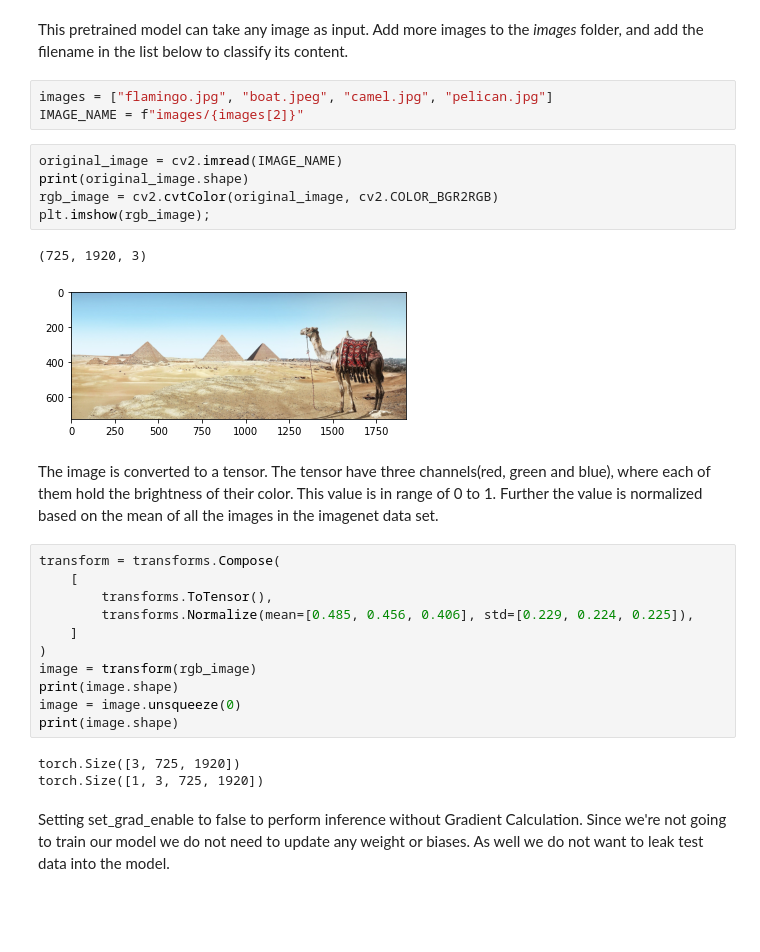
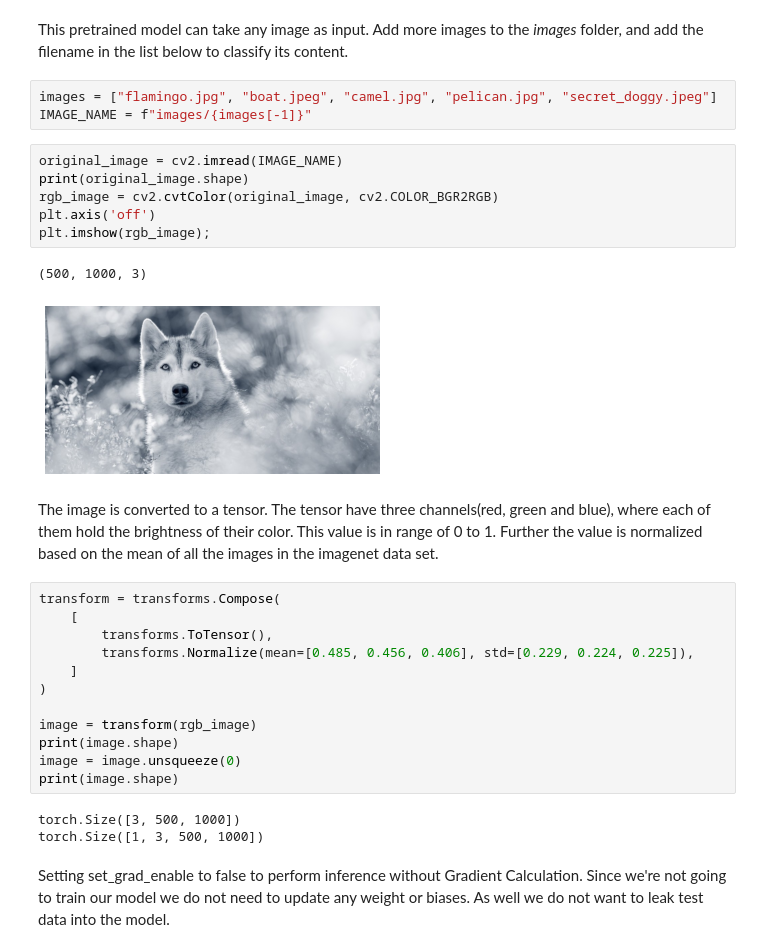
Before and after one commit to BRAIN-NTNU/computer-vision-course, a Jupyter notebook: image_classifier.ipynb, the cells around one changed output. Saved outputs shown, nothing was run; the diff lists cells and outputs as text; blank space fills up the shorter version.

```diff
--- a/image_classifier.ipynb
+++ b/image_classifier.ipynb
@@ -110,16 +110,17 @@ labels[:5]
 # %% [markdown]
 This pretrained model can take any image as input. Add more images to the *images* folder, and add the filename in the list below to classify its content.
 # %%
-images = ["flamingo.jpg", "boat.jpeg", "camel.jpg", "pelican.jpg"]
-IMAGE_NAME = f"images/{images[2]}"
+images = ["flamingo.jpg", "boat.jpeg", "camel.jpg", "pelican.jpg", "secret_doggy.jpeg"]
+IMAGE_NAME = f"images/{images[-1]}"
 # %%
 original_image = cv2.imread(IMAGE_NAME)
 print(original_image.shape)
 rgb_image = cv2.cvtColor(original_image, cv2.COLOR_BGR2RGB)
+plt.axis('off')
 plt.imshow(rgb_image);
 # %% [output]
-(725, 1920, 3)
+(500, 1000, 3)
-[figure, old version]
+[figure, new version]
 # %% [markdown]
 The image is converted to a tensor. The tensor have three channels(red, green and blue), where each of them hold the brightness of their color. This value is in range of 0 to 1. Further the value is normalized based on the mean of all the images in the imagenet data set.
 # %%
@@ -129,13 +130,14 @@ transform = transforms.Compose(
         transforms.Normalize(mean=[0.485, 0.456, 0.406], std=[0.229, 0.224, 0.225]),
     ]
 )
+
 image = transform(rgb_image)
 print(image.shape)
 image = image.unsqueeze(0)
 print(image.shape)
 # %% [output]
-torch.Size([3, 725, 1920])
-torch.Size([1, 3, 725, 1920])
+torch.Size([3, 500, 1000])
+torch.Size([1, 3, 500, 1000])
 # %% [markdown]
 Setting set_grad_enable to false to perform inference without Gradient Calculation. Since we're not going to train our model we do not need to update any weight or biases. As well we do not want to leak test data into the model.
 # %%
```
Also changed, not shown: parts of 11 cells of this notebook, 2 other files.
